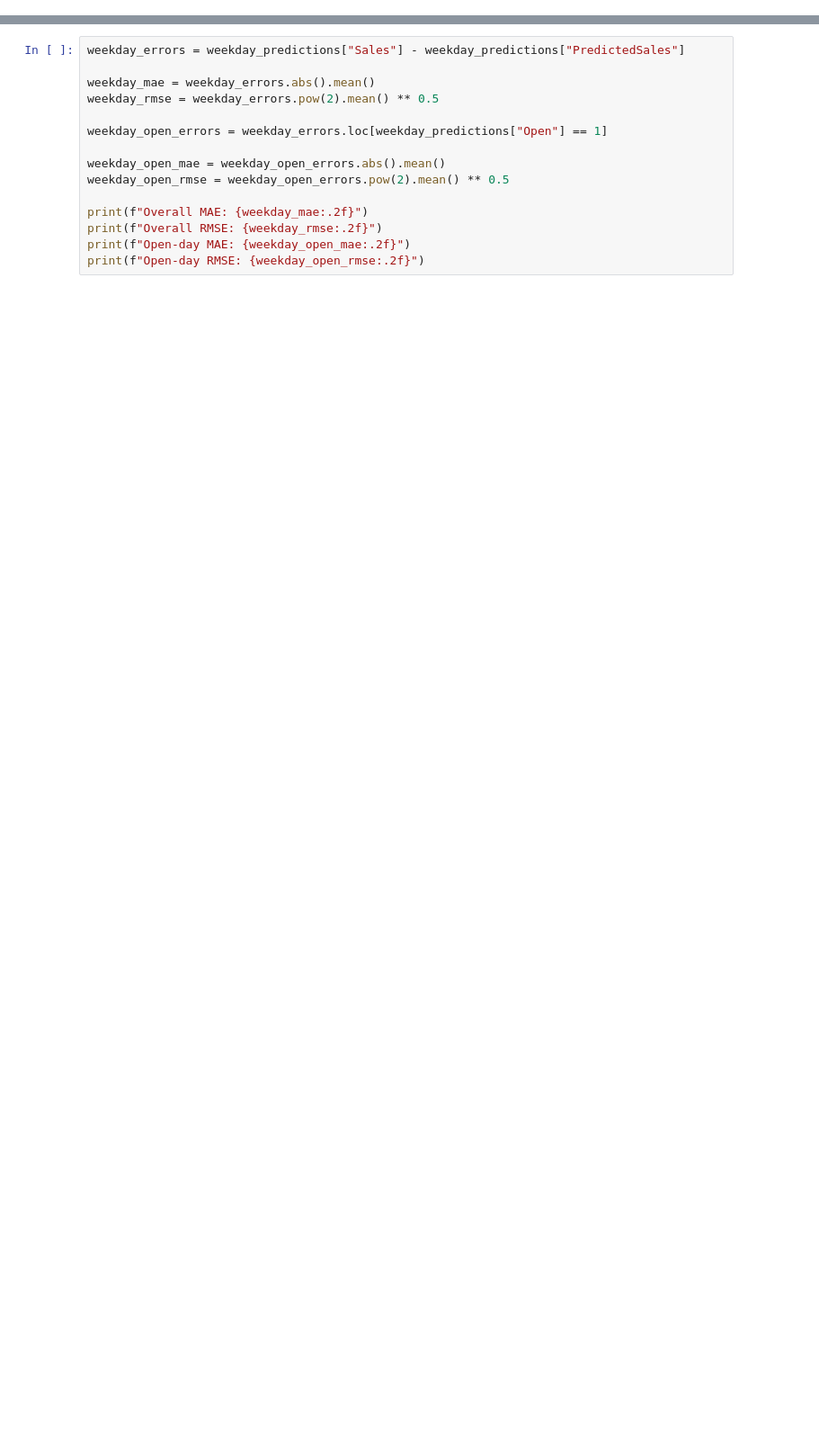
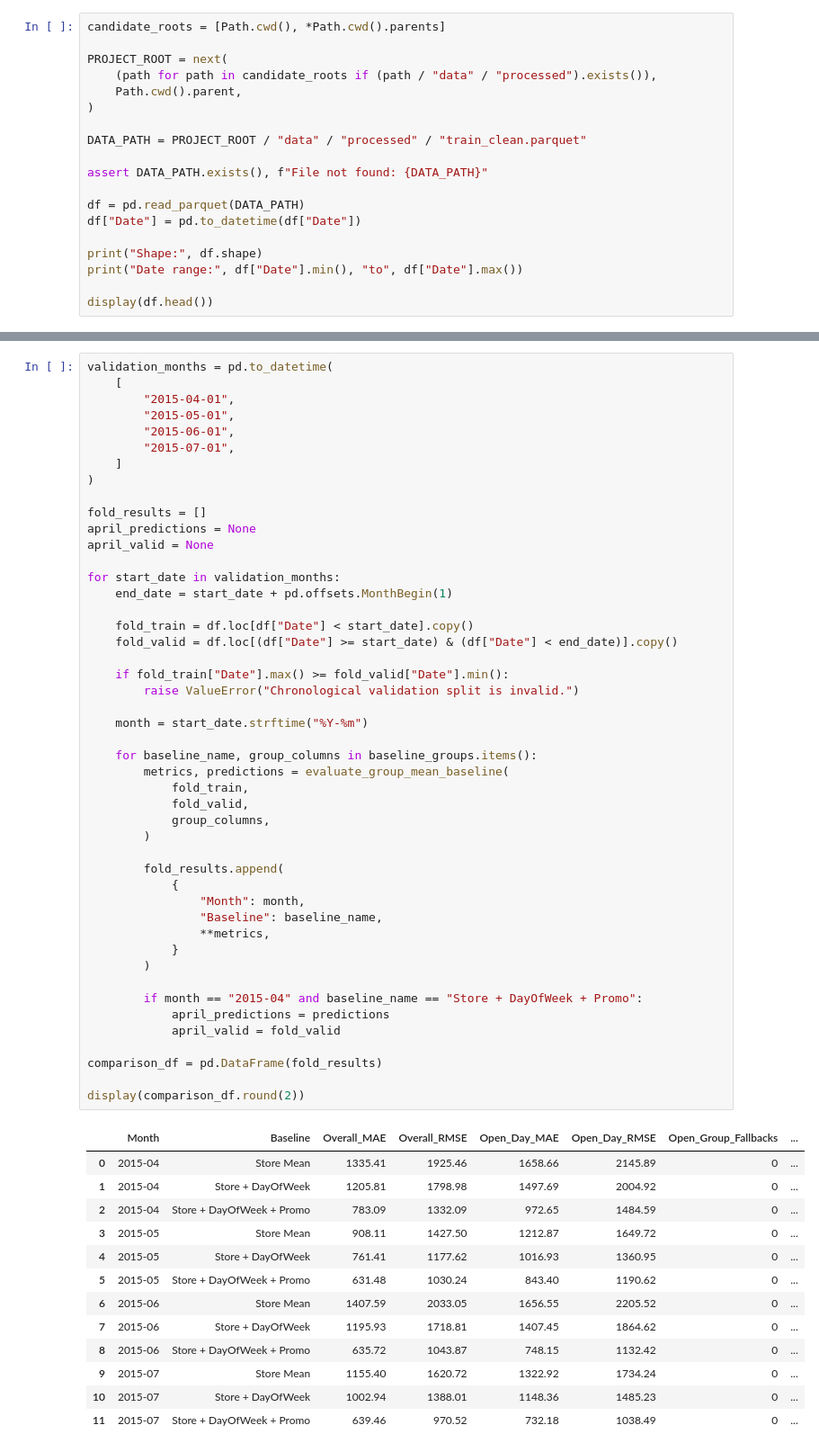
Before and after one commit to masoud-vosoughi/rossmann-sales-forecasting, a Jupyter notebook: notebooks/04_baseline_model.ipynb, the cells around one changed output, grey strips where cells are left out. Shown at 90% size. Saved outputs shown, nothing was run; the diff lists cells and outputs as text; blank space fills up the shorter version.

```diff
--- a/notebooks/04_baseline_model.ipynb
+++ b/notebooks/04_baseline_model.ipynb
@@ -75,0 +16,19 @@ store_mean_sales.head()
+# %%
+candidate_roots = [Path.cwd(), *Path.cwd().parents]
+
+PROJECT_ROOT = next(
+    (path for path in candidate_roots if (path / "data" / "processed").exists()),
+    Path.cwd().parent,
+)
+
+DATA_PATH = PROJECT_ROOT / "data" / "processed" / "train_clean.parquet"
+
+assert DATA_PATH.exists(), f"File not found: {DATA_PATH}"
+
+df = pd.read_parquet(DATA_PATH)
+df["Date"] = pd.to_datetime(df["Date"])
+
+print("Shape:", df.shape)
+print("Date range:", df["Date"].min(), "to", df["Date"].max())
+
+display(df.head())
@@ -203,16 +249,62 @@ print("Missing weekday means on open days:", missing_open_weekday)
 # %%
-weekday_errors = weekday_predictions["Sales"] - weekday_predictions["PredictedSales"]
+validation_months = pd.to_datetime(
+    [
+        "2015-04-01",
+        "2015-05-01",
+        "2015-06-01",
+        "2015-07-01",
+    ]
+)
 
-weekday_mae = weekday_errors.abs().mean()
-weekday_rmse = weekday_errors.pow(2).mean() ** 0.5
+fold_results = []
+april_predictions = None
+april_valid = None
 
-weekday_open_errors = weekday_errors.loc[weekday_predictions["Open"] == 1]
+for start_date in validation_months:
+    end_date = start_date + pd.offsets.MonthBegin(1)
 
-weekday_open_mae = weekday_open_errors.abs().mean()
-weekday_open_rmse = weekday_open_errors.pow(2).mean() ** 0.5
+    fold_train = df.loc[df["Date"] < start_date].copy()
+    fold_valid = df.loc[(df["Date"] >= start_date) & (df["Date"] < end_date)].copy()
 
-print(f"Overall MAE: {weekday_mae:.2f}")
-print(f"Overall RMSE: {weekday_rmse:.2f}")
-print(f"Open-day MAE: {weekday_open_mae:.2f}")
-print(f"Open-day RMSE: {weekday_open_rmse:.2f}")
+    if fold_train["Date"].max() >= fold_valid["Date"].min():
+        raise ValueError("Chronological validation split is invalid.")
+
+    month = start_date.strftime("%Y-%m")
+
+    for baseline_name, group_columns in baseline_groups.items():
+        metrics, predictions = evaluate_group_mean_baseline(
+            fold_train,
+            fold_valid,
+            group_columns,
+        )
+
+        fold_results.append(
+            {
+                "Month": month,
+                "Baseline": baseline_name,
+                **metrics,
+            }
+        )
+
+        if month == "2015-04" and baseline_name == "Store + DayOfWeek + Promo":
+            april_predictions = predictions
+            april_valid = fold_valid
+
+comparison_df = pd.DataFrame(fold_results)
+
+display(comparison_df.round(2))
+# %% [output]
+|  | Month | Baseline | Overall_MAE | Overall_RMSE | Open_Day_MAE | Open_Day_RMSE | Open_Group_Fallbacks | ... |
+| 0 | 2015-04 | Store Mean | 1335.41 | 1925.46 | 1658.66 | 2145.89 | 0 | ... |
+| 1 | 2015-04 | Store + DayOfWeek | 1205.81 | 1798.98 | 1497.69 | 2004.92 | 0 | ... |
+| 2 | 2015-04 | Store + DayOfWeek + Promo | 783.09 | 1332.09 | 972.65 | 1484.59 | 0 | ... |
+| 3 | 2015-05 | Store Mean | 908.11 | 1427.50 | 1212.87 | 1649.72 | 0 | ... |
+| 4 | 2015-05 | Store + DayOfWeek | 761.41 | 1177.62 | 1016.93 | 1360.95 | 0 | ... |
+| 5 | 2015-05 | Store + DayOfWeek + Promo | 631.48 | 1030.24 | 843.40 | 1190.62 | 0 | ... |
+| 6 | 2015-06 | Store Mean | 1407.59 | 2033.05 | 1656.55 | 2205.52 | 0 | ... |
+| 7 | 2015-06 | Store + DayOfWeek | 1195.93 | 1718.81 | 1407.45 | 1864.62 | 0 | ... |
+| 8 | 2015-06 | Store + DayOfWeek + Promo | 635.72 | 1043.87 | 748.15 | 1132.42 | 0 | ... |
+| 9 | 2015-07 | Store Mean | 1155.40 | 1620.72 | 1322.92 | 1734.24 | 0 | ... |
+| 10 | 2015-07 | Store + DayOfWeek | 1002.94 | 1388.01 | 1148.36 | 1485.23 | 0 | ... |
+| 11 | 2015-07 | Store + DayOfWeek + Promo | 639.46 | 970.52 | 732.18 | 1038.49 | 0 | ... |
 # %% [markdown]
```
Also changed, not shown: parts of 68 cells of this notebook, 6 other files.
